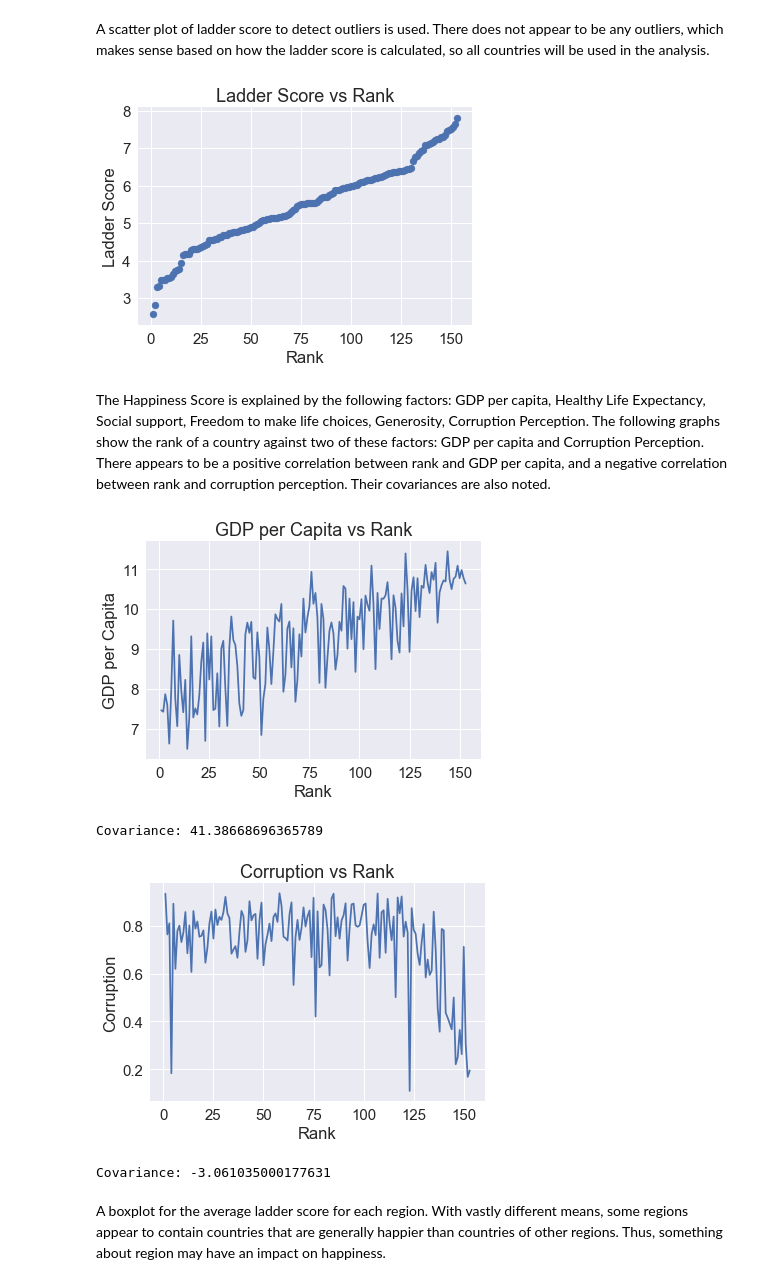
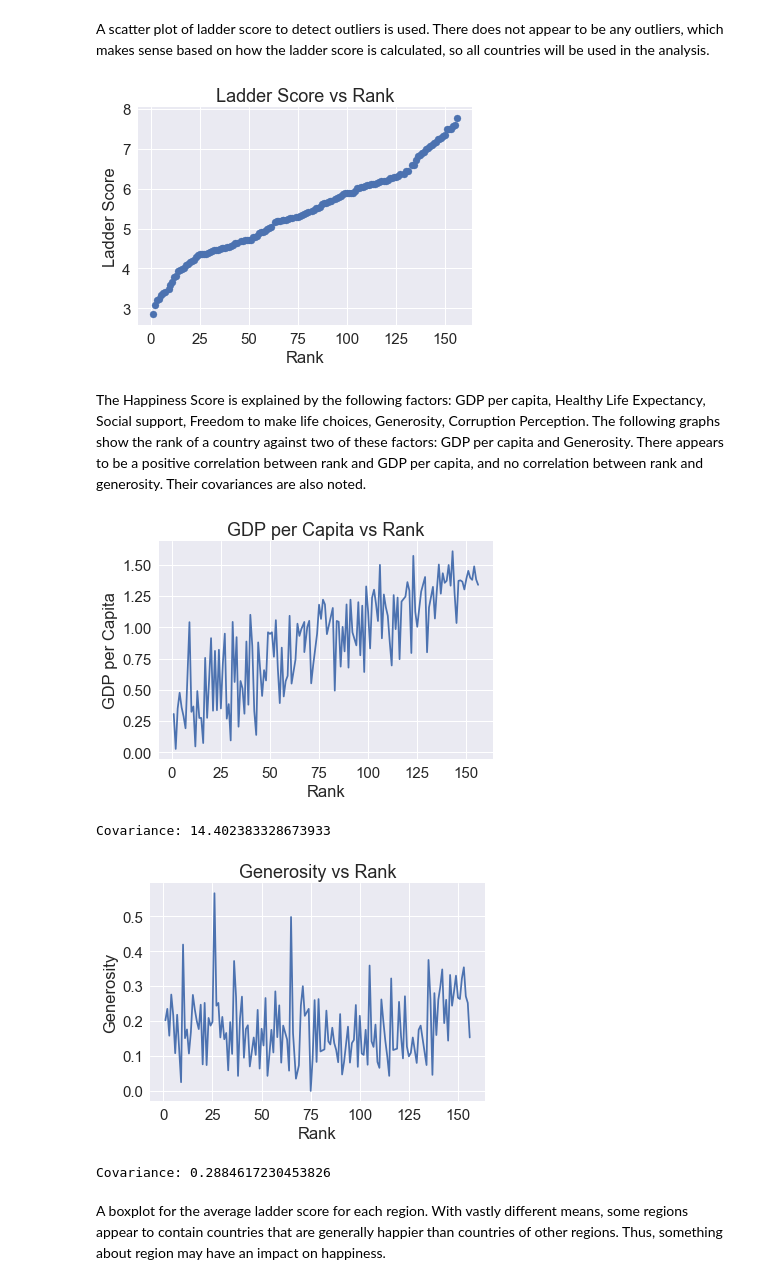
Before and after one commit to pgokhale2000/Data-Science-Project, a Jupyter notebook: main.ipynb, the cells around one changed output. Drawn from its saved outputs; the diff is of its cells as text; code cells hidden in the pictures.

Commit message:
changed from 2020 to 2019 happiness dataset

```diff
--- a/main.ipynb
+++ b/main.ipynb
@@ -24,6 +24,6 @@ warnings.filterwarnings('ignore')
 # %% [markdown]
 First, the happiness dataset is loaded and the columns and their values are observed.
 # %%
-df = pd.read_csv('happiness/2020.csv')
+df = pd.read_csv('happiness/2019.csv')
 df.head()
 # %% [output]
@@ -40,12 +38 @@ Since some of the columns have redundant data, extra columns are deleted and som
-# %%
-# delete explained by columns, this is redundant data
-L_SCORE_DYSTOPIA = df['Ladder score in Dystopia'].mean()
-
-df.drop(['Explained by: Log GDP per capita',
-         'Explained by: Social support',
-         'Explained by: Healthy life expectancy',
-         'Explained by: Freedom to make life choices',
-         'Explained by: Generosity',
-         'Explained by: Perceptions of corruption',
-         'Ladder score in Dystopia'], axis=1, inplace=True)
 # %% [markdown]
@@ -53,13 +40,12 @@ Columns are renamed to shorter, more appropriate names to work with. This is the
 # %%
 # rename columns
-df.rename(columns = {'Logged GDP per capita':'gdp_per_capita',
+df.rename(columns = {'GDP per capita':'gdp_per_capita',
                      'Social support':'support',
                      'Healthy life expectancy':'life_expectancy',
                      'Freedom to make life choices':'freedom',
                      'Perceptions of corruption':'corruption',
-                     'Ladder score': 'l_score',
-                     'Country name': 'country',
-                     'Generosity': 'generosity',
-                     'Regional indicator': 'r_indicator'}, inplace = True)
+                     'Score': 'l_score',
+                     'Country or region': 'country',
+                     'Generosity': 'generosity'}, inplace = True)
 df.head()
 # %% [output]
@@ -71,0 +64,5 @@ df.head()
+# %%
+df2 = pd.read_csv('happiness/2020.csv')
+df2.rename(columns={"Country name": "country", "Regional indicator": "r_indicator"}, inplace=True)
+df = pd.merge(df, df2[["country", "r_indicator"]], on="country")
+df.head()
@@ -168,9 +177,9 @@ plt.ylabel('Ladder Score')
 plt.title('Ladder Score vs Rank')
 plt.show()
 # %% [output]
-[figure, old version]
+[figure, new version]
 # %% [markdown]
-The Happiness Score is explained by the following factors: GDP per capita, Healthy Life Expectancy, Social support, Freedom to make life choices, Generosity, Corruption Perception. The following graphs show the rank of a country against two of these factors: GDP per capita and Corruption Perception. There appears to be a positive correlation between rank and GDP per capita, and a negative correlation between rank and corruption perception. Their covariances are also noted.
+The Happiness Score is explained by the following factors: GDP per capita, Healthy Life Expectancy, Social support, Freedom to make life choices, Generosity, Corruption Perception. The following graphs show the rank of a country against two of these factors: GDP per capita and Generosity. There appears to be a positive correlation between rank and GDP per capita, and no correlation between rank and generosity. Their covariances are also noted.
 # %%
 plt.plot(df['rank'], df['gdp_per_capita'])
 plt.xlabel('Rank')
@@ -180,19 +189,19 @@ plt.show()
 cov_gdp = df['rank'].cov(df['gdp_per_capita'])
 print("Covariance: " + str(cov_gdp))
 # %% [output]
-[figure, old version]
+[figure, new version]
-Covariance: 41.38668696365789
+Covariance: 14.402383328673933
 # %%
-plt.plot(df['rank'], df['corruption'])
+plt.plot(df['rank'], df['generosity'])
 plt.xlabel('Rank')
-plt.ylabel('Corruption')
-plt.title('Corruption vs Rank')
+plt.ylabel('Generosity')
+plt.title('Generosity vs Rank')
 plt.show()
-cov_corruption = df['rank'].cov(df['corruption'])
-print("Covariance: " + str(cov_corruption))
+cov_generosity = df['rank'].cov(df['generosity'])
+print("Covariance: " + str(cov_generosity))
 # %% [output]
-[figure, old version]
+[figure, new version]
-Covariance: -3.061035000177631
+Covariance: 0.2884617230453826
 # %% [markdown]
 A boxplot for the average ladder score for each region. With vastly different means, some regions appear to contain countries that are generally happier than countries of other regions. Thus, something about region may have an impact on happiness.
 # %%
```
Also changed, not shown: parts of 20 cells of this notebook, 1 other file.
